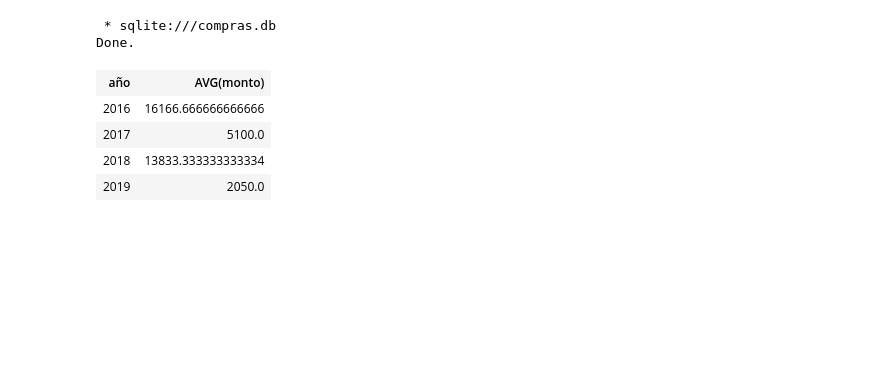
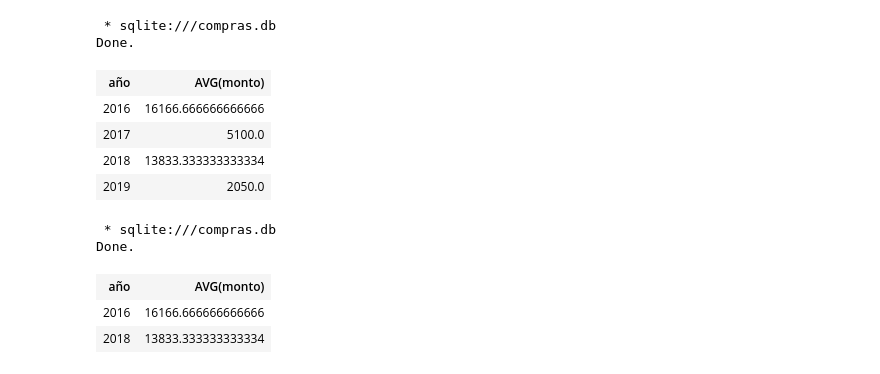
Before and after one commit to dr-Maker/UANDES-PYTHON-BASE-DE-DATOS, a Jupyter notebook: UANDES/Modulo3/baseDatos2.ipynb, the cells around one changed output. Drawn from its saved outputs; the diff is of its cells as text; code cells hidden in the pictures; blank space fills up the shorter version.

```diff
--- a/UANDES/Modulo3/baseDatos2.ipynb
+++ b/UANDES/Modulo3/baseDatos2.ipynb
@@ -42,3 +52,15 @@ Done.
 | 2017 | 5100.0 |
 | 2018 | 13833.333333333334 |
 | 2019 | 2050.0 |
+# %%
+%%sql
+Select strftime('%Y',fecha) as "año", AVG(monto)
+from Pedidos
+Group BY año
+HAVING AVG(monto)>13000
+# %% [output]
+ * sqlite:///compras.db
+Done.
+| año | AVG(monto) |
+| 2016 | 16166.666666666666 |
+| 2018 | 13833.333333333334 |
```
Also changed, not shown: parts of 1 cell of this notebook, 3 other files.
